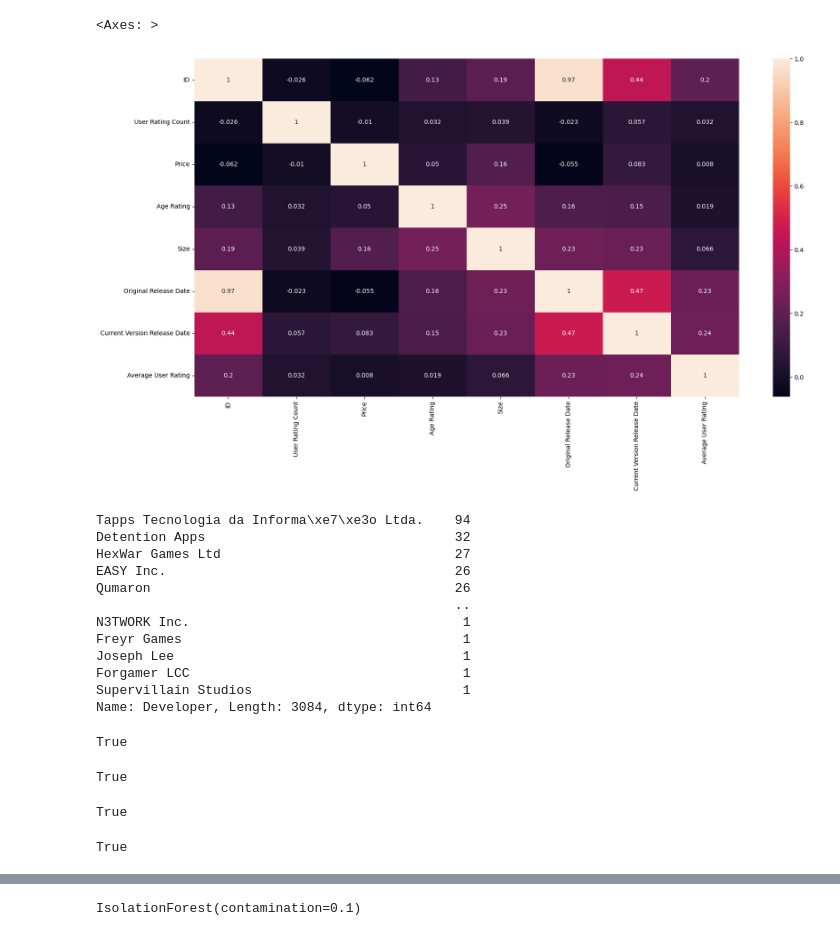
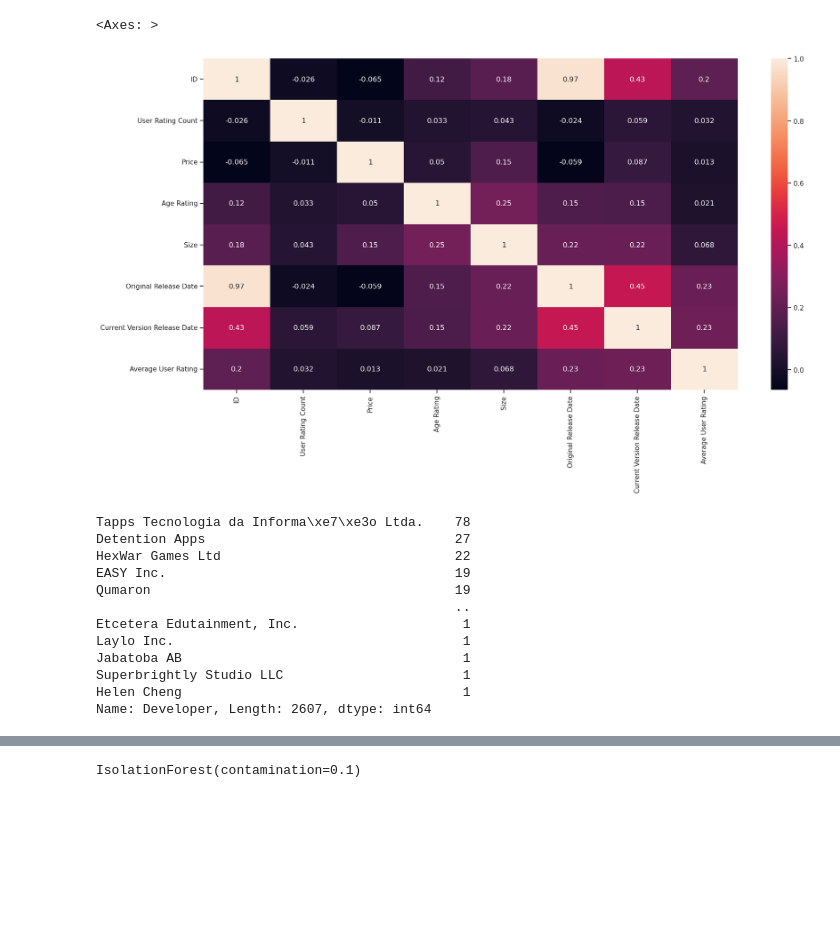
Before and after one commit to ahmedYasserM/Game-Application-Success-Prediction, a Jupyter notebook: game_project_without_grid_search.ipynb, the cells around one changed output, grey strips where cells are left out. Cells and saved outputs as stored; diff of their text form; code cells hidden in the pictures; blank space fills up the shorter version.

```diff
--- a/game_project_without_grid_search.ipynb
+++ b/game_project_without_grid_search.ipynb
@@ -86,2 +94,2 @@ data.duplicated().sum()
 # %%
-data.drop_duplicates(inplace=True)
+train_data.drop_duplicates(inplace=True)
@@ -181,10 +208,10 @@ len(u)
 # ax = sns.countplot(x ='Original Release Year',hue='Average User Rating', data = data)
 # plt.title(" User Rating for each year   ",color="red");
 # %%
-data['Original Release Date'] = pd.to_datetime(data['Original Release Date'],dayfirst=True).astype('datetime64[ns]').astype('int64')
-data['Current Version Release Date'] = pd.to_datetime(data['Current Version Release Date'],dayfirst=True).astype('datetime64[ns]').astype('int64')
+train_data['Original Release Date'] = pd.to_datetime(train_data['Original Release Date'],dayfirst=True).astype('datetime64[ns]').astype('int64')
+train_data['Current Version Release Date'] = pd.to_datetime(train_data['Current Version Release Date'],dayfirst=True).astype('datetime64[ns]').astype('int64')
 # %%
-data['Age Rating']=data['Age Rating'].str.replace('+', '')
-data['Age Rating']=data['Age Rating'].apply(pd.to_numeric)
-data['Age Rating']
+train_data['Age Rating']=train_data['Age Rating'].str.replace('+', '')
+train_data['Age Rating']=train_data['Age Rating'].apply(pd.to_numeric)
+train_data['Age Rating']
 # %% [output]
@@ -203,3 +230,3 @@ Name: Age Rating, Length: 5171, dtype: int64
 # %%
-# sns.set_theme(style="ticks")
-# sns.pairplot(data, hue="Average User Rating",palette="Spectral")
+sns.set_theme(style="ticks")
+sns.pairplot(train_data, hue="Average User Rating",palette="Spectral")
@@ -206,37 +236,21 @@ Name: Age Rating, Length: 5171, dtype: int64
 # %%
 plt.figure(figsize=(20,10))
-sns.heatmap(data.corr(),annot=True)
+sns.heatmap(train_data.corr(),annot=True)
 # %% [output]
 <Axes: >
-[figure, old version]
+[figure, new version]
 # %%
-data['Developer'].value_counts()
+train_data['Developer'].value_counts()
 # %% [output]
-Tapps Tecnologia da Informa\xe7\xe3o Ltda.    94
-Detention Apps                                32
-HexWar Games Ltd                              27
-EASY Inc.                                     26
-Qumaron                                       26
+Tapps Tecnologia da Informa\xe7\xe3o Ltda.    78
+Detention Apps                                27
+HexWar Games Ltd                              22
+EASY Inc.                                     19
+Qumaron                                       19
                                               ..
-N3TWORK Inc.                                   1
-Freyr Games                                    1
-Joseph Lee                                     1
-Forgamer LCC                                   1
-Supervillain Studios                           1
-Name: Developer, Length: 3084, dtype: int64
+Etcetera Edutainment, Inc.                     1
+Laylo Inc.                                     1
+Jabatoba AB                                    1
+Superbrightly Studio LLC                       1
+Helen Cheng                                    1
+Name: Developer, Length: 2607, dtype: int64
-# %%
-data['Name'].is_unique
-# %% [output]
-True
-# %%
-data['ID'].is_unique
-# %% [output]
-True
-# %%
-data['URL'].is_unique
-# %% [output]
-True
-# %%
-data['Icon URL'].is_unique
-# %% [output]
-True
```
Also changed, not shown: parts of 87 cells of this notebook.
